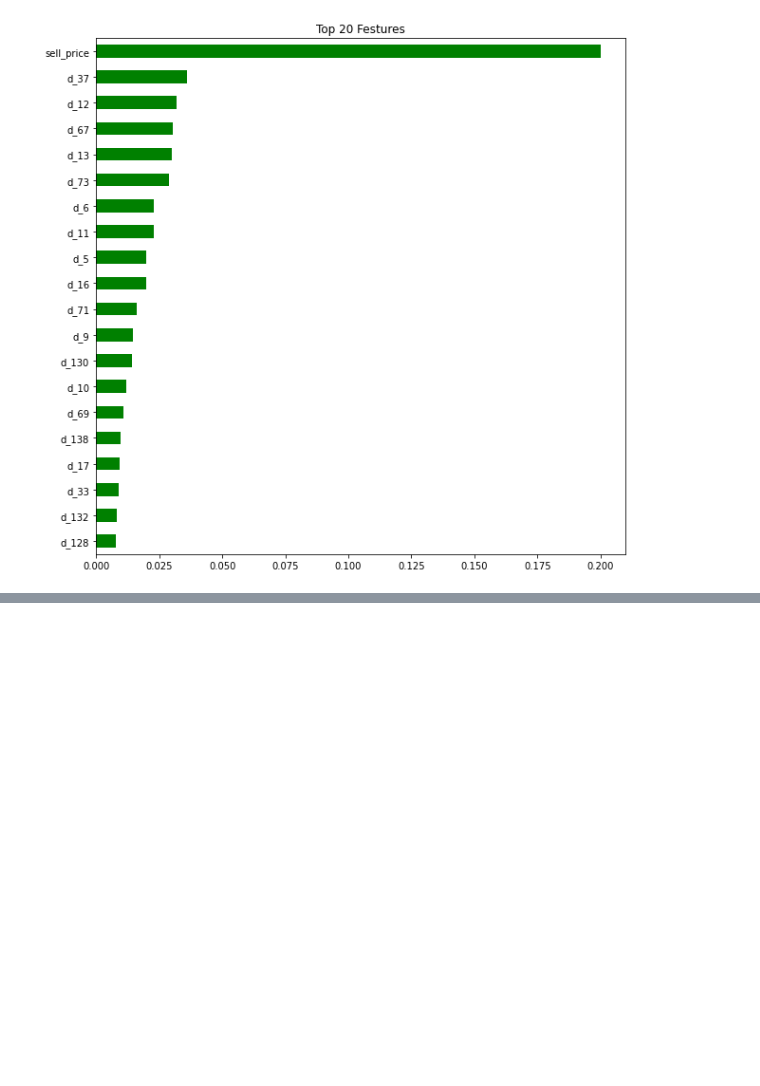
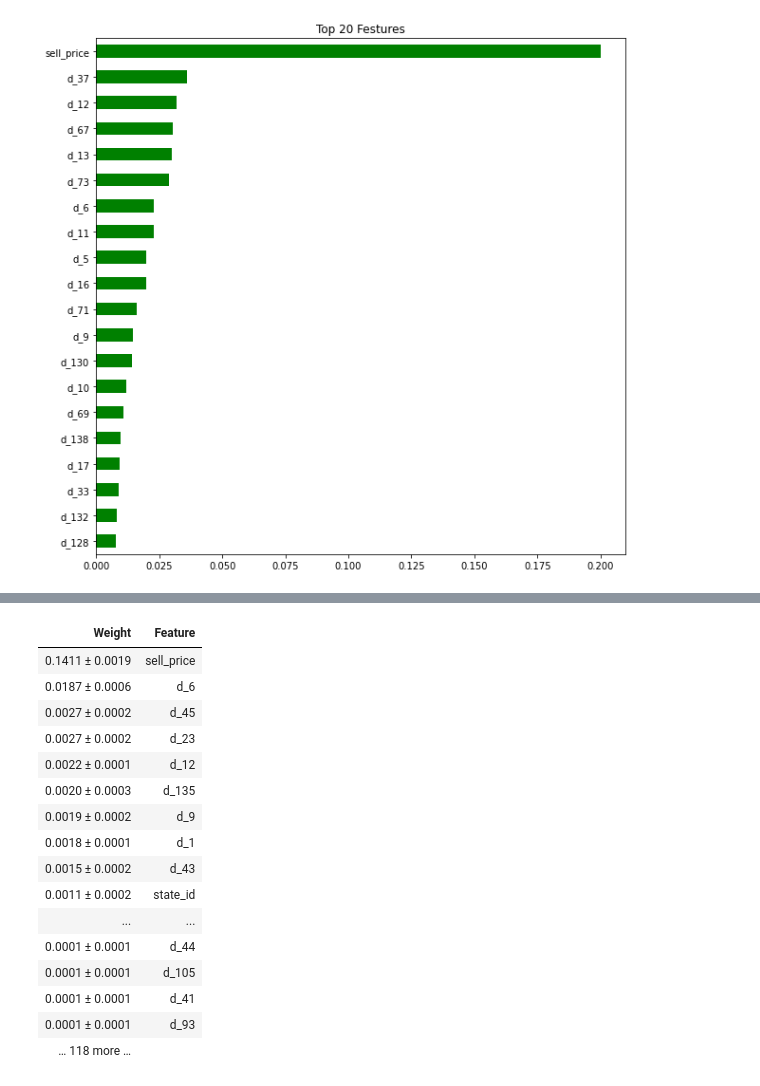
Before and after one commit to JenBanks8585/DS-Unit-2-Applied-Modeling, a Jupyter notebook: Jen_Banks_Walmart_project_on_Collab.ipynb, the cells around one changed output, grey strips where cells are left out. Cells and saved outputs as stored; diff of their text form; code cells hidden in the pictures; blank space fills up the shorter version.

```diff
--- a/Jen_Banks_Walmart_project_on_Collab.ipynb
+++ b/Jen_Banks_Walmart_project_on_Collab.ipynb
@@ -352,0 +547,3 @@ importances.sort_values()[-n:].plot.barh(color='green');
+# %%
+feature_names=X_test.columns.tolist()
+pd.Series(permuter.feature_importances_, feature_names).sort_values()
@@ -352,0 +563,26 @@ importances.sort_values()[-n:].plot.barh(color='green');
+# %%
+#Display
+
+eli5.show_weights(
+    permuter,
+    top=50,      #no limit of how many features to show
+    feature_names=feature_names,   #should be a list
+)
+# %% [output]
+| Weight | Feature |
+| 0.1411 ± 0.0019 | sell_price |
+| 0.0187 ± 0.0006 | d_6 |
+| 0.0027 ± 0.0002 | d_45 |
+| 0.0027 ± 0.0002 | d_23 |
+| 0.0022 ± 0.0001 | d_12 |
+| 0.0020 ± 0.0003 | d_135 |
+| 0.0019 ± 0.0002 | d_9 |
+| 0.0018 ± 0.0001 | d_1 |
+| 0.0015 ± 0.0002 | d_43 |
+| 0.0011 ± 0.0002 | state_id |
+| ... | ... |
+| 0.0001 ± 0.0001 | d_44 |
+| 0.0001 ± 0.0001 | d_105 |
+| 0.0001 ± 0.0001 | d_41 |
+| 0.0001 ± 0.0001 | d_93 |
+| … 118 more … |  |
```
Also changed, not shown: parts of 25 cells of this notebook.
